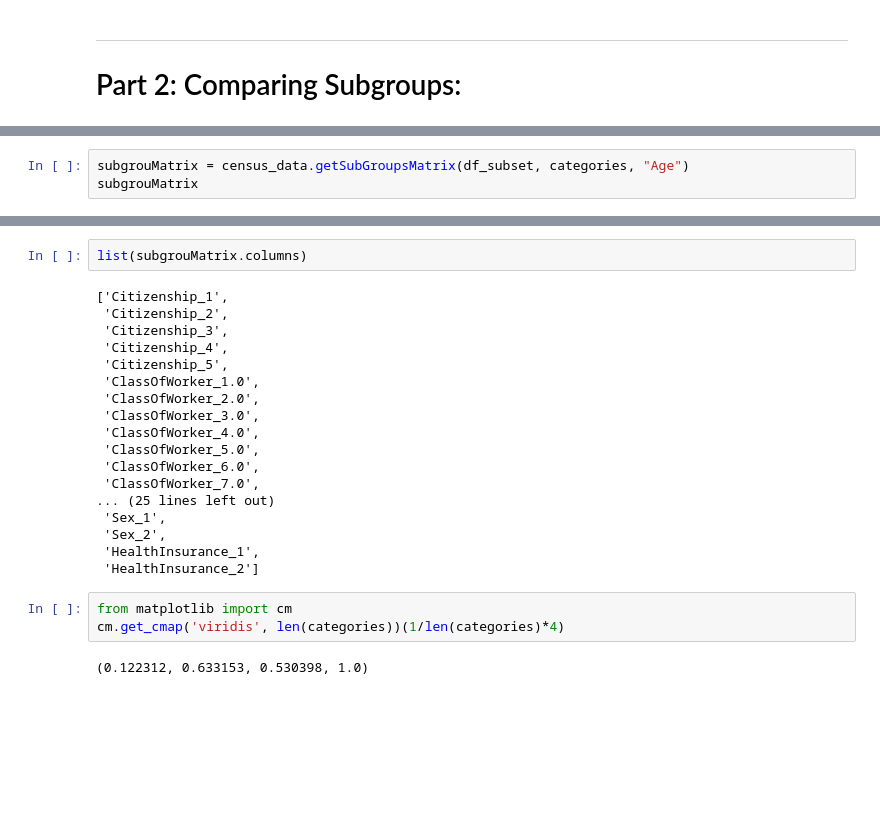
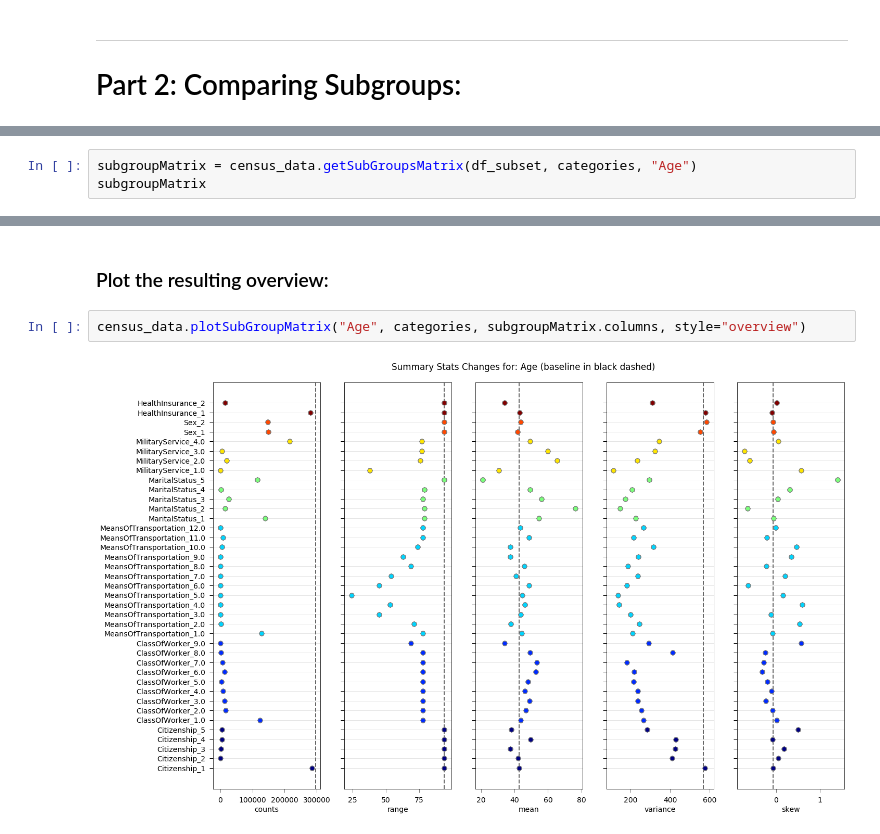
Before and after one commit to MTabbutt/SubGroupExplorerTool_DataViz_CS765, a Jupyter notebook: ToolDev_Exploration.ipynb, the cells around one changed output, grey strips where cells are left out. Cells and saved outputs as stored; diff of their text form; blank space fills up the shorter version.

Commit message:
adding some plotting routines

```diff
--- a/ToolDev_Exploration.ipynb
+++ b/ToolDev_Exploration.ipynb
@@ -287,6 +294,6 @@ print(categories)
 # %%
-subgrouMatrix = census_data.getSubGroupsMatrix(df_subset, categories, "Age")
-subgrouMatrix
+subgroupMatrix = census_data.getSubGroupsMatrix(df_subset, categories, "Age")
+subgroupMatrix
 # %% [output]
 |  | Citizenship_1 | Citizenship_2 | Citizenship_3 | Citizenship_4 | Citizenship_5 | ClassOfWorker_1.0 | ... |
 | counts | 284640 | 602 | 1342 | 4712 | 4510 | 122830 | ... |
@@ -320,25 +305,6 @@ plt.show()
-# %%
-list(subgrouMatrix.columns)
-# %% [output]
-['Citizenship_1',
- 'Citizenship_2',
- 'Citizenship_3',
- 'Citizenship_4',
- 'Citizenship_5',
- 'ClassOfWorker_1.0',
- 'ClassOfWorker_2.0',
- 'ClassOfWorker_3.0',
- 'ClassOfWorker_4.0',
- 'ClassOfWorker_5.0',
- 'ClassOfWorker_6.0',
- 'ClassOfWorker_7.0',
-... (25 lines left out)
- 'Sex_1',
- 'Sex_2',
- 'HealthInsurance_1',
- 'HealthInsurance_2']
-# %%
-from matplotlib import cm
-cm.get_cmap('viridis', len(categories))(1/len(categories)*4)
-# %% [output]
-(0.122312, 0.633153, 0.530398, 1.0)
+# %% [markdown]
+### Plot the resulting overview:
+# %%
+census_data.plotSubGroupMatrix("Age", categories, subgroupMatrix.columns, style="overview")
+# %% [output]
+[figure, added]
```
Also changed, not shown: parts of 32 cells of this notebook, 2 other files.
